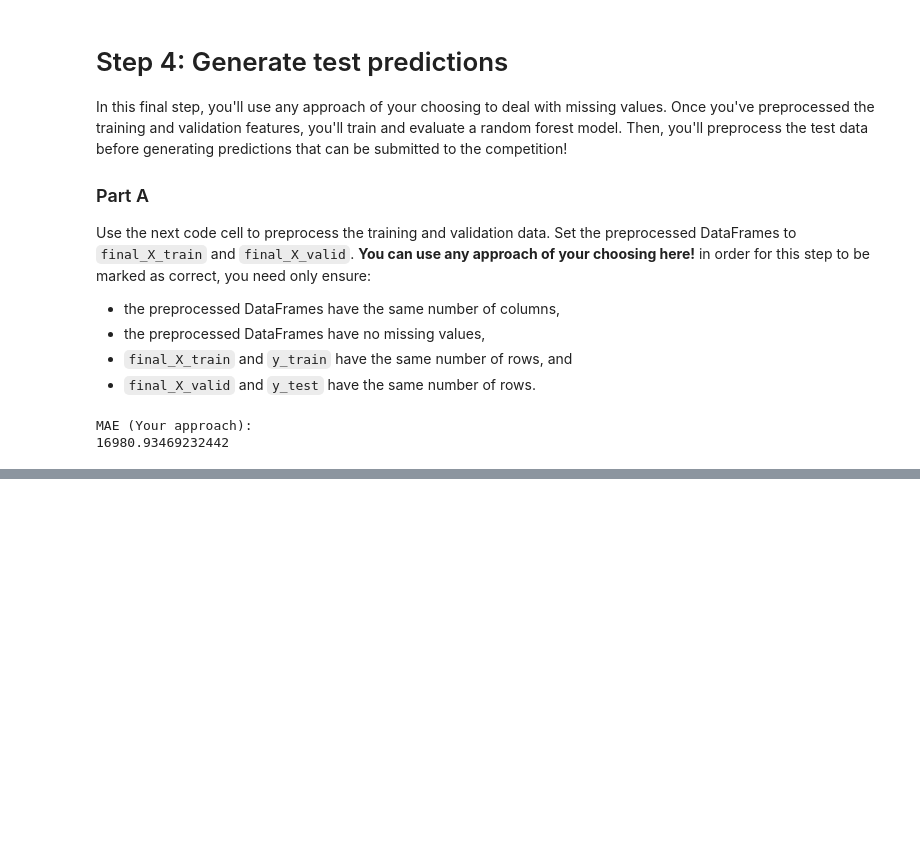
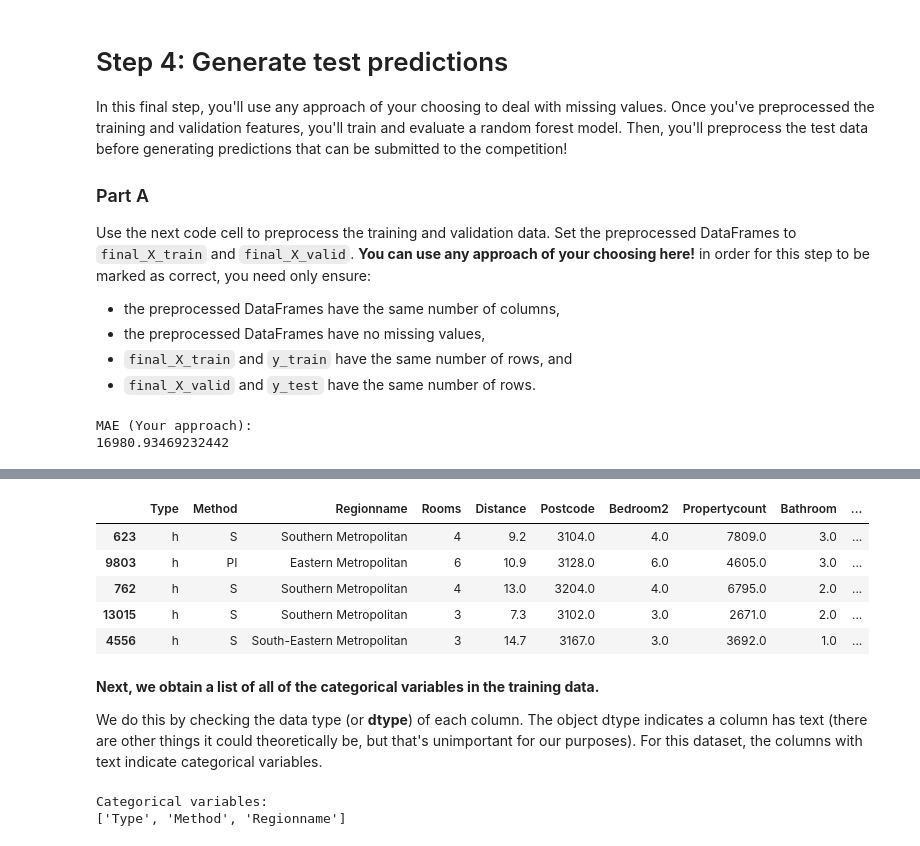
Before and after one commit to jimaid/Coursera_Tutorials, a Jupyter notebook: Kaggle ML Intermediate.ipynb, the cells around one changed output, grey strips where cells are left out. Saved outputs shown, nothing was run; the diff lists cells and outputs as text; code cells hidden in the pictures; blank space fills up the shorter version.

```diff
--- a/Kaggle ML Intermediate.ipynb
+++ b/Kaggle ML Intermediate.ipynb
@@ -403,0 +467,28 @@ output.to_csv('submission.csv', index=False)
+# %%
+X = melbourne_train
+y= melbourne.Price
+
+train_X, test_X, train_y, test_y = train_test_split(X, y, test_size=.3, random_state=42)
+# %%
+train_X.head()
+# %% [output]
+|  | Type | Method | Regionname | Rooms | Distance | Postcode | Bedroom2 | Propertycount | Bathroom | ... |
+| 623 | h | S | Southern Metropolitan | 4 | 9.2 | 3104.0 | 4.0 | 7809.0 | 3.0 | ... |
+| 9803 | h | PI | Eastern Metropolitan | 6 | 10.9 | 3128.0 | 6.0 | 4605.0 | 3.0 | ... |
+| 762 | h | S | Southern Metropolitan | 4 | 13.0 | 3204.0 | 4.0 | 6795.0 | 2.0 | ... |
+| 13015 | h | S | Southern Metropolitan | 3 | 7.3 | 3102.0 | 3.0 | 2671.0 | 2.0 | ... |
+| 4556 | h | S | South-Eastern Metropolitan | 3 | 14.7 | 3167.0 | 3.0 | 3692.0 | 1.0 | ... |
+# %% [markdown]
+**Next, we obtain a list of all of the categorical variables in the training data.**
+
+We do this by checking the data type (or **dtype**) of each column. The object dtype indicates a column has text (there are other things it could theoretically be, but that's unimportant for our purposes). For this dataset, the columns with text indicate categorical variables.
+# %%
+# Get list of categorical variables
+s = (train_X.dtypes == 'object')
+object_cols = list(s[s].index)
+
+print("Categorical variables:")
+print(object_cols)
+# %% [output]
+Categorical variables:
+['Type', 'Method', 'Regionname']
```
Also changed, not shown: parts of 20 cells of this notebook.
